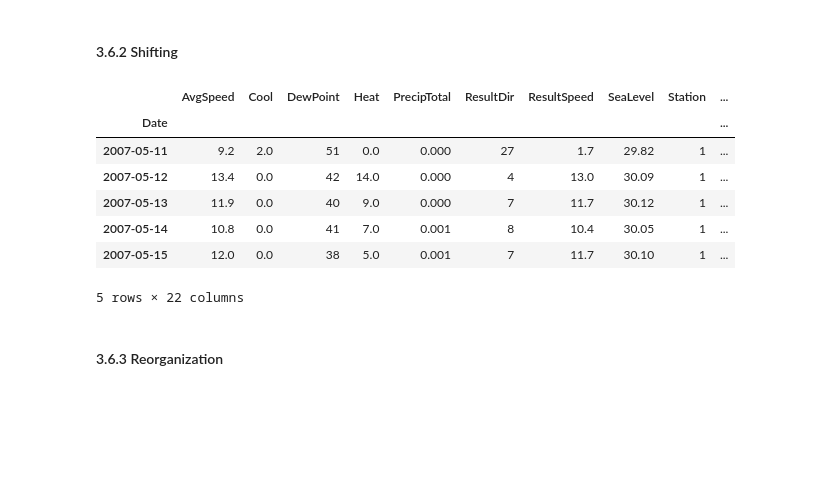
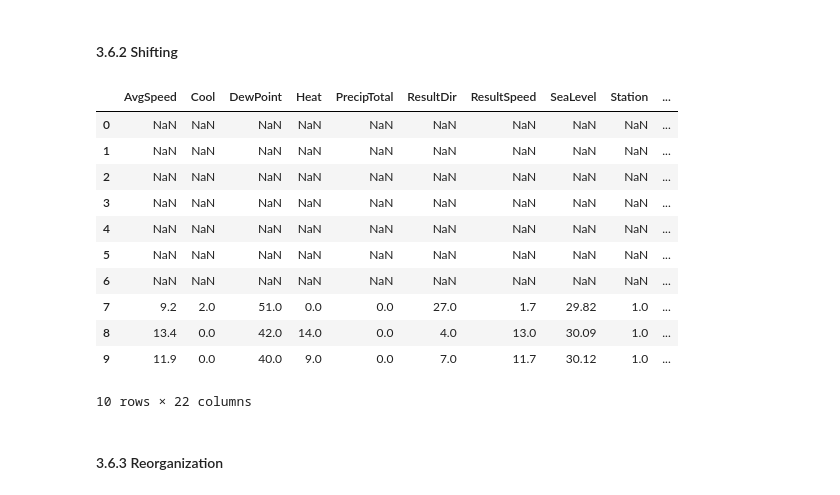
Before and after one commit to AaronCarney/Capstone2-WNV, a Jupyter notebook: Data Wrangling.ipynb, the cells around one changed output. Saved outputs shown, nothing was run; the diff lists cells and outputs as text; code cells hidden in the pictures; blank space fills up the shorter version.

```diff
--- a/Data Wrangling.ipynb
+++ b/Data Wrangling.ipynb
@@ -1099,9 +1115,3 @@ The common house mosquito, Culex pipiens (Diptera: Culicidae), which is consider
 # %%
-# Save the original Date Col for later
-date_col = pd.DataFrame(station1['Date'])
-
-# Reset index to special datetime index becuase a Datetime set to index doesn't work
-station1 = station1.set_index(pd.to_datetime(station1['Date']))
-station2 = station2.set_index(pd.to_datetime(station2['Date']))
-station1.head()
+date_col.shape
 # %% [output]
@@ -1131,24 +1133,27 @@ station2.head()
 station1 = station1.drop(['Date'], axis = 1)
 station2 = station2.drop(['Date'], axis = 1)
 # %%
-d7_station1 = station1.shift(periods=7, freq="D")
-d7_station2 = station2.shift(periods=7, freq="D")
-d8_station1 = station1.shift(periods=8, freq="D")
-d8_station2 = station2.shift(periods=8, freq="D")
-d9_station1 = station1.shift(periods=9, freq="D")
-d9_station2 = station2.shift(periods=9, freq="D")
-d10_station1 = station1.shift(periods=10, freq="D")
-d10_station2 = station2.shift(periods=10, freq="D")
-d10_station1.head()
+# One week later, least time from egg to adult
+d7_station1 = station1.shift(7)
+d7_station2 = station2.shift(7)
+
+# Two weeks later, a few days after longer time to adult.
+d14_station1 = station1.shift(14)
+d14_station2 = station2.shift(14)
+d7_station1.head(10)
 # %% [output]
 |  | AvgSpeed | Cool | DewPoint | Heat | PrecipTotal | ResultDir | ResultSpeed | SeaLevel | Station | ... |
-| Date |  |  |  |  |  |  |  |  |  | ... |
-| 2007-05-11 | 9.2 | 2.0 | 51 | 0.0 | 0.000 | 27 | 1.7 | 29.82 | 1 | ... |
-| 2007-05-12 | 13.4 | 0.0 | 42 | 14.0 | 0.000 | 4 | 13.0 | 30.09 | 1 | ... |
-| 2007-05-13 | 11.9 | 0.0 | 40 | 9.0 | 0.000 | 7 | 11.7 | 30.12 | 1 | ... |
-| 2007-05-14 | 10.8 | 0.0 | 41 | 7.0 | 0.001 | 8 | 10.4 | 30.05 | 1 | ... |
-| 2007-05-15 | 12.0 | 0.0 | 38 | 5.0 | 0.001 | 7 | 11.7 | 30.10 | 1 | ... |
+| 0 | NaN | NaN | NaN | NaN | NaN | NaN | NaN | NaN | NaN | ... |
+| 1 | NaN | NaN | NaN | NaN | NaN | NaN | NaN | NaN | NaN | ... |
+| 2 | NaN | NaN | NaN | NaN | NaN | NaN | NaN | NaN | NaN | ... |
+| 3 | NaN | NaN | NaN | NaN | NaN | NaN | NaN | NaN | NaN | ... |
+| 4 | NaN | NaN | NaN | NaN | NaN | NaN | NaN | NaN | NaN | ... |
+| 5 | NaN | NaN | NaN | NaN | NaN | NaN | NaN | NaN | NaN | ... |
+| 6 | NaN | NaN | NaN | NaN | NaN | NaN | NaN | NaN | NaN | ... |
+| 7 | 9.2 | 2.0 | 51.0 | 0.0 | 0.0 | 27.0 | 1.7 | 29.82 | 1.0 | ... |
+| 8 | 13.4 | 0.0 | 42.0 | 14.0 | 0.0 | 4.0 | 13.0 | 30.09 | 1.0 | ... |
+| 9 | 11.9 | 0.0 | 40.0 | 9.0 | 0.0 | 7.0 | 11.7 | 30.12 | 1.0 | ... |
-5 rows × 22 columns
+10 rows × 22 columns
 # %% [markdown]
 #### 3.6.3 Reorganization<a id='3.6.3_Reorganization'></a>
 # %% [markdown]
```
Also changed, not shown: parts of 18 cells of this notebook, 2 other files.
